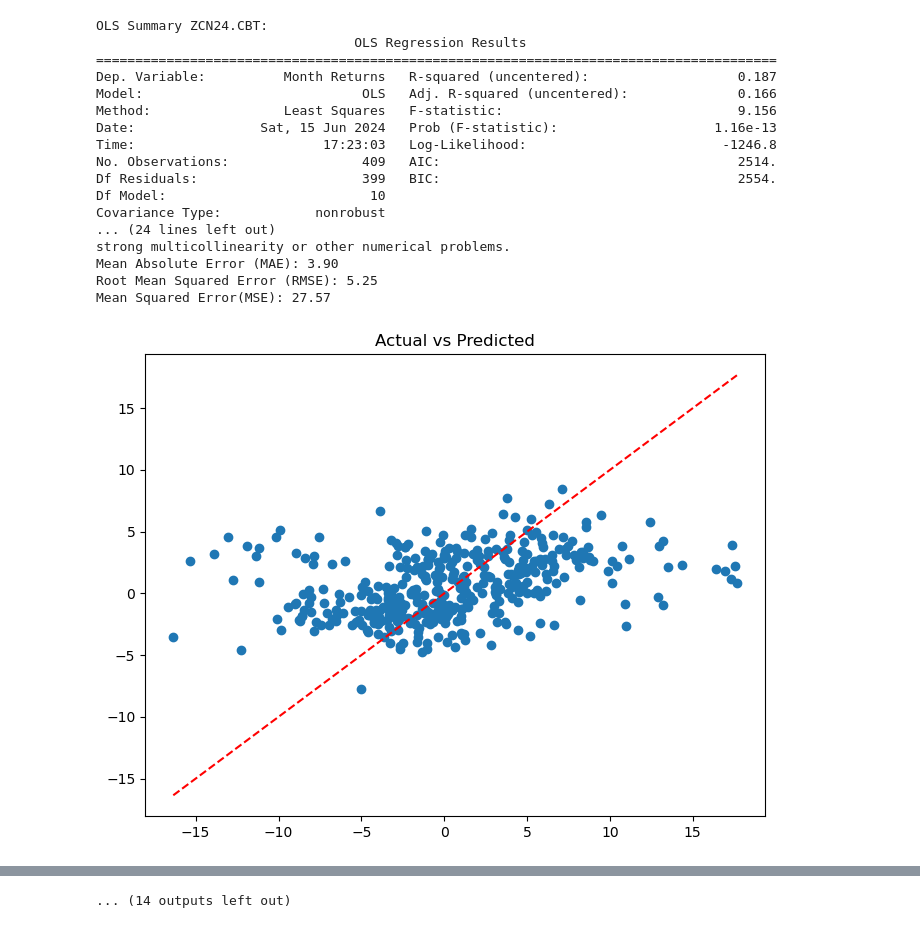
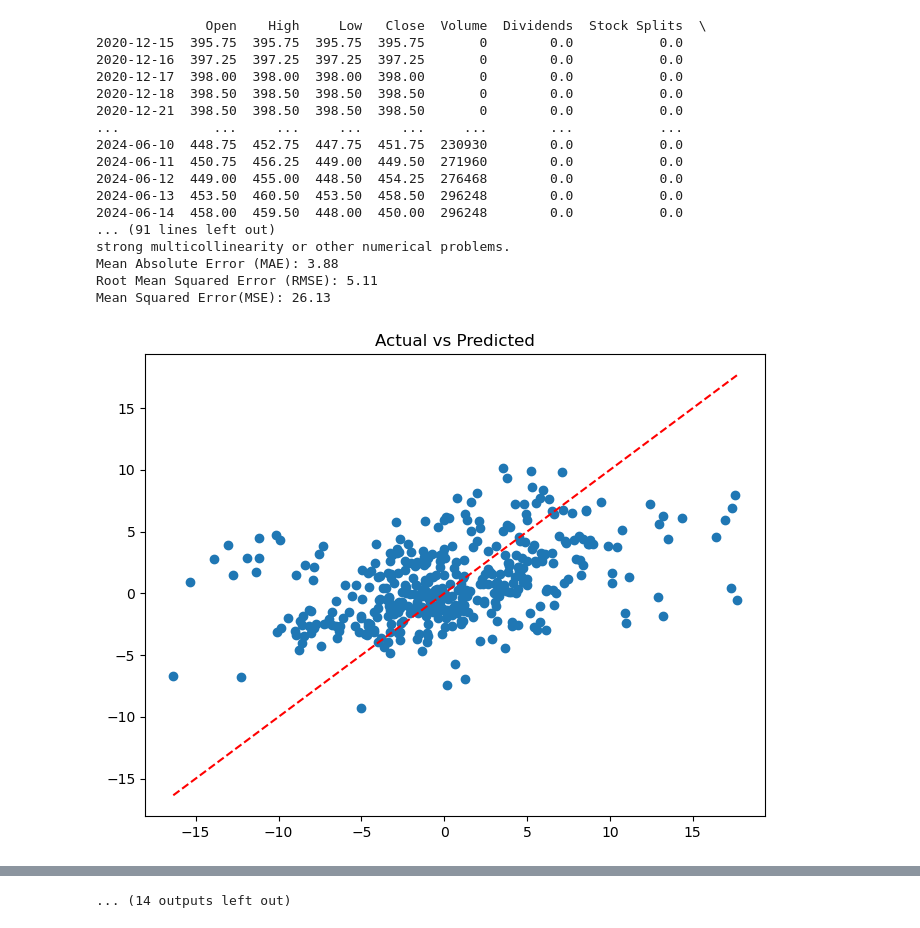
Before and after one commit to aadit-bhatia/maizerunner, a Jupyter notebook: prices_cleaning.ipynb, the cells around one changed output, grey strips where cells are left out. Saved outputs shown, nothing was run; the diff lists cells and outputs as text; code cells hidden in the pictures.

```diff
--- a/prices_cleaning.ipynb
+++ b/prices_cleaning.ipynb
@@ -28,3 +28,11 @@ for i in codes_list:
 
     i_df = i_ticker.history(period = 'max')
     dfs_list.append(i_df)
+# %%
+vix_code = '^VIX'
+vix_ticker= yf.Ticker(vix_code)
+
+vix_df = vix_ticker.history(start='2020-12-15')
+vix_df.index = vix_df.index.date
+print(vix_df)
+vix_df['vix'] = vix_df['Close']
@@ -31,7 +57,8 @@ for i in codes_list:
 # %%
 # Variables
-for df in dfs_list:
+for i, df in enumerate(dfs_list):
     # Daily Returns
+    df.index = df.index.date
     df['Returns'] = df['Close'].pct_change() * 100
 
     df['Month Returns'] = df['Close'].pct_change(periods = 28) * 100
@@ -66,9 +93,10 @@ for df in dfs_list:
 
     #Volume Weighted Average Price
     df['VWAP'] = (df['Close'] * df['Volume']).cumsum() / df['Volume'].cumsum()
+    df = pd.merge(df, vix_df['vix'], left_index=True, right_index=True)
+    dfs_list[i] = df  # Assign the modified df back to the list
 
 
-    print(df.head())
 dfs_dct = dict(zip(codes_list, dfs_list))
 # %%
 #OLS
@@ -77,7 +105,7 @@ def ols(merged_df):
     merged_df = merged_df.dropna()
 
     #Specifying Axes
-    x_vars = ['Returns', 'Momentum RSI', 'Close','MACD','MACD_diff','Bollinger_position','OBV','%K','%D','VWAP']
+    x_vars = ['Returns', 'Momentum RSI', 'Close','MACD','MACD_diff','Bollinger_position','OBV','%K','%D','VWAP','vix']
     X = merged_df.loc[:, x_vars] #Selecting only from merged_df
     y = merged_df['Month Returns']
 
@@ -114,27 +142,27 @@ def ols(merged_df):
     plt.show()
 # %%
 #Inputs for OLS
-merged_df = []
 for name, df in dfs_dct.items():
+    print(df)
     print(f'OLS Summary {name}:')
     ols(df)
     print('\n')
 # %% [output]
-OLS Summary ZCN24.CBT:
-                                 OLS Regression Results
-=======================================================================================
-Dep. Variable:          Month Returns   R-squared (uncentered):                   0.187
-Model:                            OLS   Adj. R-squared (uncentered):              0.166
-Method:                 Least Squares   F-statistic:                              9.156
-Date:                Sat, 15 Jun 2024   Prob (F-statistic):                    1.16e-13
-Time:                        17:23:03   Log-Likelihood:                         -1246.8
-No. Observations:                 409   AIC:                                      2514.
-Df Residuals:                     399   BIC:                                      2554.
-Df Model:                          10
-Covariance Type:            nonrobust
-... (24 lines left out)
+              Open    High     Low   Close  Volume  Dividends  Stock Splits  \
+2020-12-15  395.75  395.75  395.75  395.75       0        0.0           0.0
+2020-12-16  397.25  397.25  397.25  397.25       0        0.0           0.0
+2020-12-17  398.00  398.00  398.00  398.00       0        0.0           0.0
+2020-12-18  398.50  398.50  398.50  398.50       0        0.0           0.0
+2020-12-21  398.50  398.50  398.50  398.50       0        0.0           0.0
+...            ...     ...     ...     ...     ...        ...           ...
+2024-06-10  448.75  452.75  447.75  451.75  230930        0.0           0.0
+2024-06-11  450.75  456.25  449.00  449.50  271960        0.0           0.0
+2024-06-12  449.00  455.00  448.50  454.25  276468        0.0           0.0
+2024-06-13  453.50  460.50  453.50  458.50  296248        0.0           0.0
+2024-06-14  458.00  459.50  448.00  450.00  296248        0.0           0.0
+... (91 lines left out)
 strong multicollinearity or other numerical problems.
-Mean Absolute Error (MAE): 3.90
-Root Mean Squared Error (RMSE): 5.25
-Mean Squared Error(MSE): 27.57
+Mean Absolute Error (MAE): 3.88
+Root Mean Squared Error (RMSE): 5.11
+Mean Squared Error(MSE): 26.13
-[figure, old version]
+[figure, new version]
```
Also changed, not shown: parts of 5 cells of this notebook.
